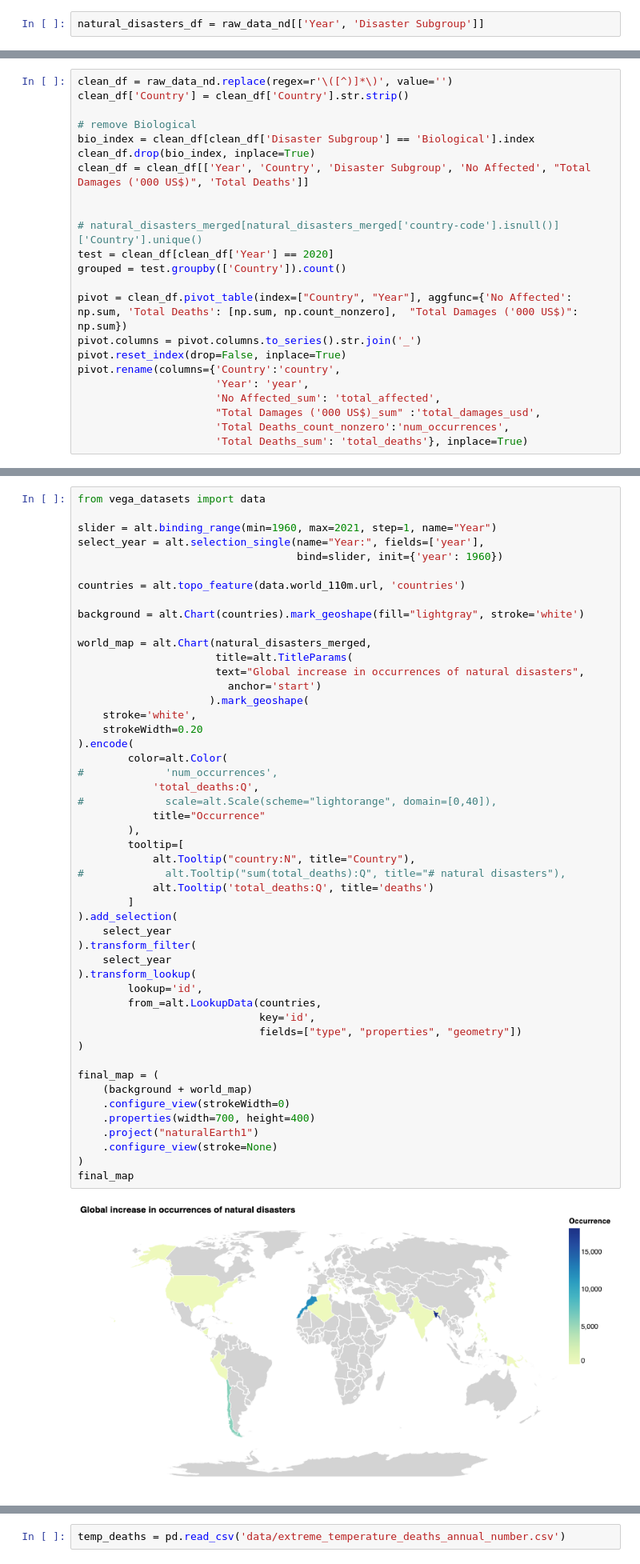
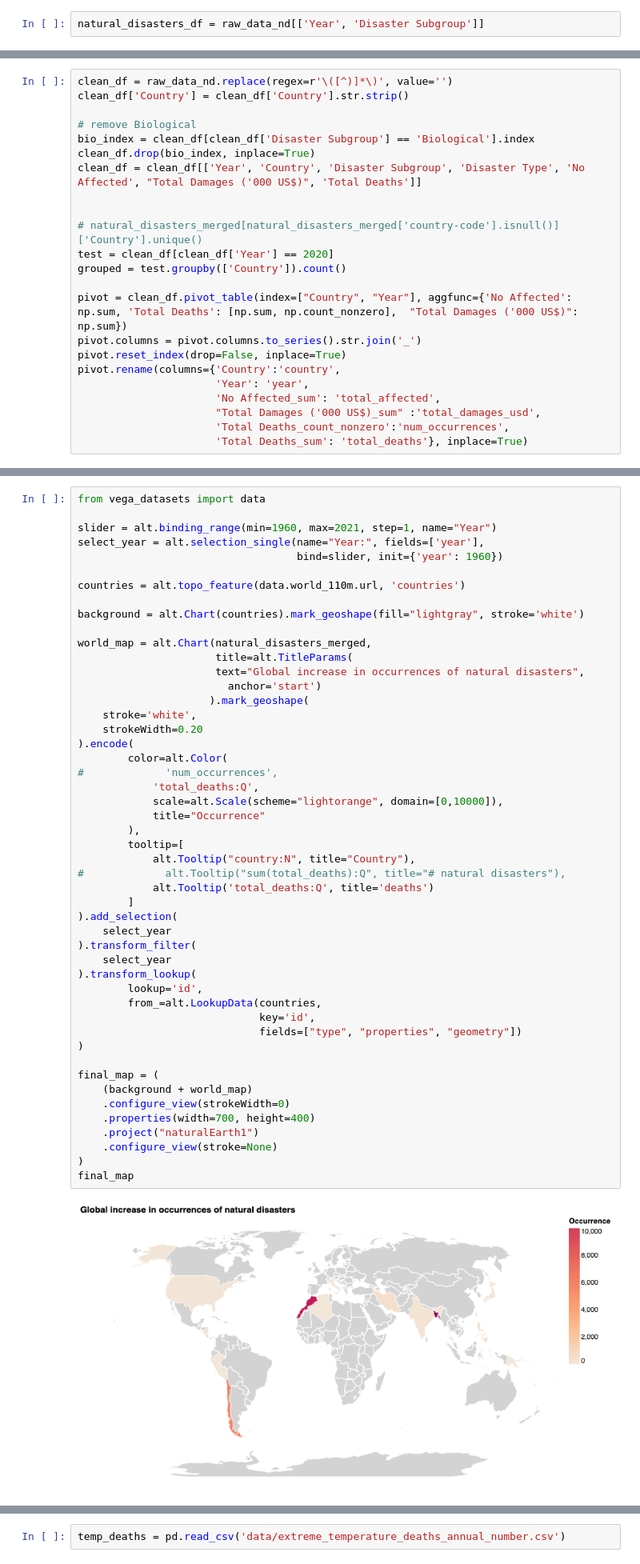
Before and after one commit to mel-liow/climate-analysis, a Jupyter notebook: climate_analysis.ipynb, the cells around one changed output, grey strips where cells are left out. Shown at 80% size. Drawn from its saved outputs; the diff is of its cells as text.

```diff
--- a/climate_analysis.ipynb
+++ b/climate_analysis.ipynb
@@ -256,7 +256,7 @@ clean_df['Country'] = clean_df['Country'].str.strip()
 # remove Biological
 bio_index = clean_df[clean_df['Disaster Subgroup'] == 'Biological'].index
 clean_df.drop(bio_index, inplace=True)
-clean_df = clean_df[['Year', 'Country', 'Disaster Subgroup', 'No Affected', "Total Damages ('000 US$)", 'Total Deaths']]
+clean_df = clean_df[['Year', 'Country', 'Disaster Subgroup', 'Disaster Type', 'No Affected', "Total Damages ('000 US$)", 'Total Deaths']]
 
 
 # natural_disasters_merged[natural_disasters_merged['country-code'].isnull()]['Country'].unique()
@@ -336,32 +318,32 @@ world_map = alt.Chart(natural_disasters_merged,
         color=alt.Color(
 #             'num_occurrences',
             'total_deaths:Q',
-#             scale=alt.Scale(scheme="lightorange", domain=[0,40]),
+            scale=alt.Scale(scheme="lightorange", domain=[0,10000]),
             title="Occurrence"
         ),
         tooltip=[
             alt.Tooltip("country:N", title="Country"),
 #             alt.Tooltip("sum(total_deaths):Q", title="# natural disasters"),
             alt.Tooltip('total_deaths:Q', title='deaths')
         ]
 ).add_selection(
     select_year
 ).transform_filter(
     select_year
 ).transform_lookup(
         lookup='id',
         from_=alt.LookupData(countries,
                              key='id',
                              fields=["type", "properties", "geometry"])
 )
 
 final_map = (
     (background + world_map)
     .configure_view(strokeWidth=0)
     .properties(width=700, height=400)
     .project("naturalEarth1")
     .configure_view(stroke=None)
 )
 final_map
 # %% [output]
-[figure, old version]
+[figure, new version]
```
Also changed, not shown: parts of 5 cells of this notebook.
